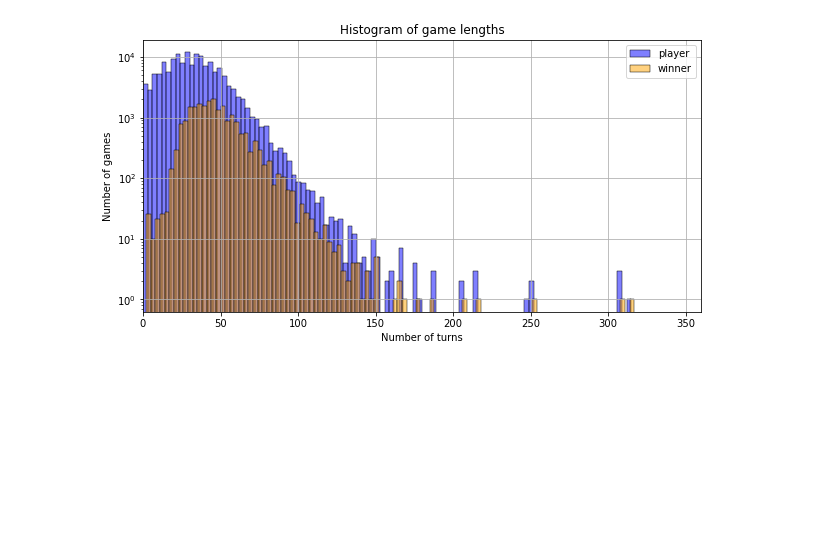
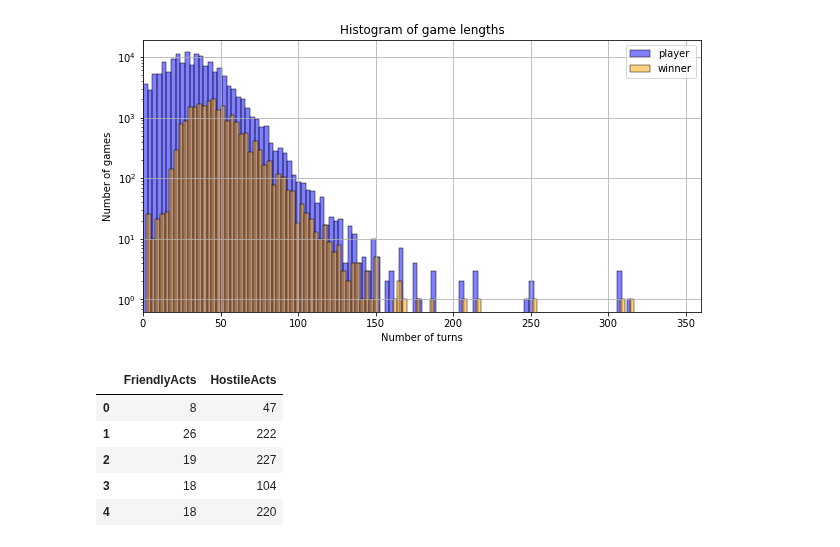
Before and after one commit to epfl-ada/ada-2020-project-milestone-p3-p3_chic, a Jupyter notebook: p4-part2.ipynb, the cells around one changed output. Cells and saved outputs as stored; diff of their text form; code cells hidden in the pictures; blank space fills up the shorter version.

```diff
--- a/p4-part2.ipynb
+++ b/p4-part2.ipynb
@@ -351,3 +351,15 @@ plt.legend(["player","winner"])
 plt.show()
 # %% [output]
 [figure]
+# %%
+# sample of 500 games picked randomly from the original dataset
+games_features = np.load("data/subset500_N1_unfiltered/games_features_id.npy", allow_pickle=True)
+unfiltered_games_features = pd.DataFrame({'FriendlyActs': games_features[:, 0], 'HostileActs': games_features[:, 1]})
+unfiltered_games_features.head()
+# %% [output]
+|  | FriendlyActs | HostileActs |
+| 0 | 8 | 47 |
+| 1 | 26 | 222 |
+| 2 | 19 | 227 |
+| 3 | 18 | 104 |
+| 4 | 18 | 220 |
```
Also changed, not shown: parts of 3 cells of this notebook, 1 other file.
